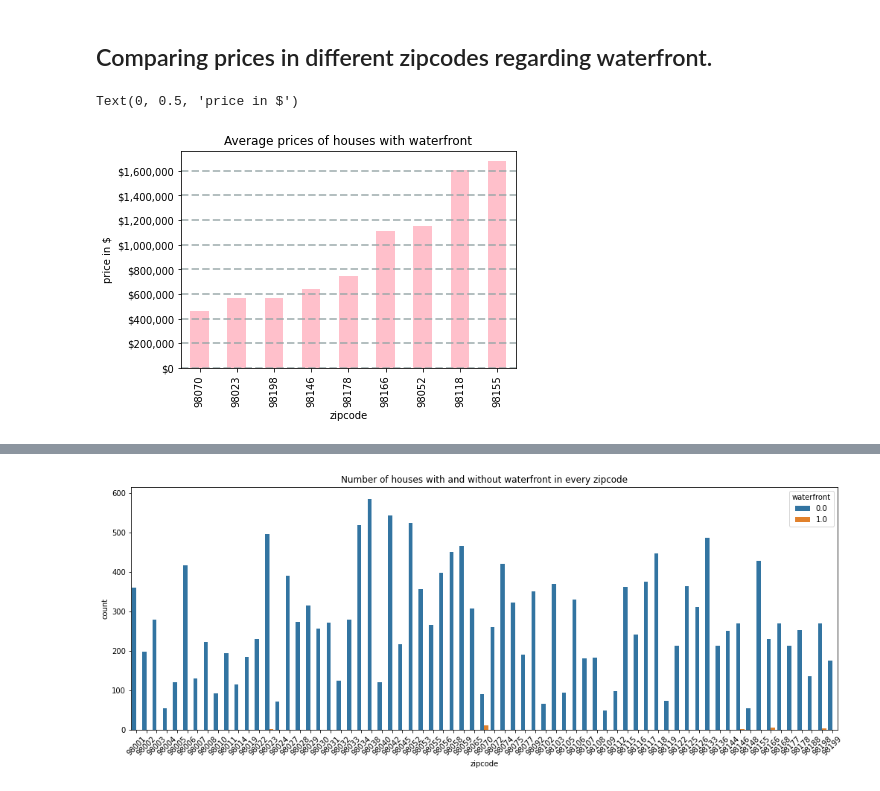
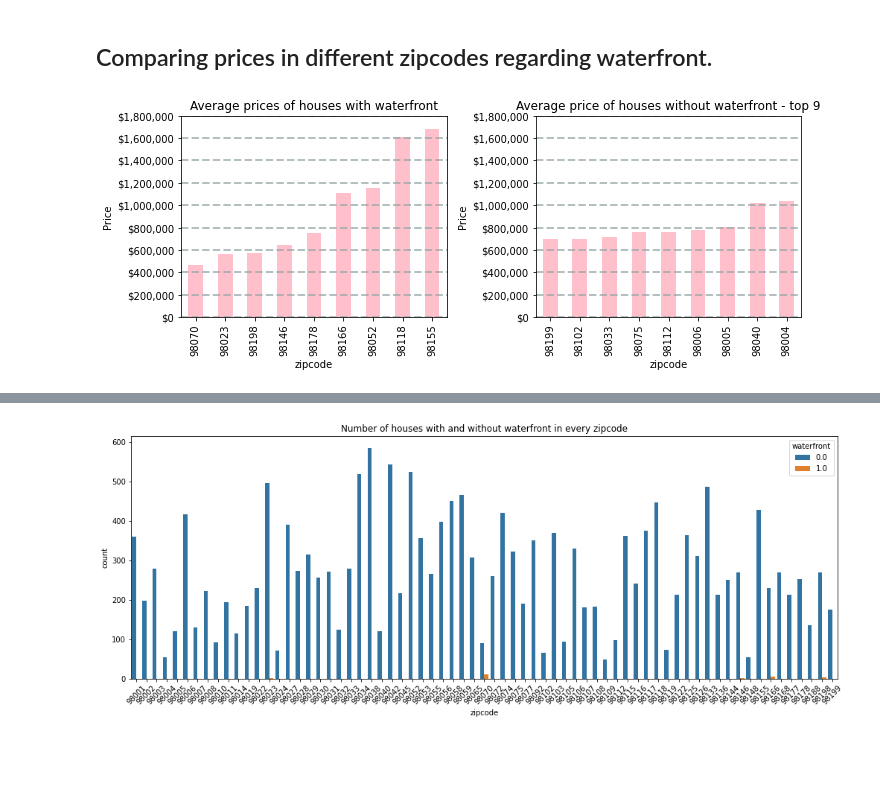
Before and after one commit to christine-berlin/house_price_predictions, a Jupyter notebook: notebooks/EDA.ipynb, the cells around one changed output, grey strips where cells are left out. Drawn from its saved outputs; the diff is of its cells as text; code cells hidden in the pictures; blank space fills up the shorter version.

```diff
--- a/notebooks/EDA.ipynb
+++ b/notebooks/EDA.ipynb
@@ -638,14 +652,19 @@ p.set_title('Average prices with and without waterfront');
 # %% [markdown]
 ## Comparing prices in different zipcodes regarding waterfront.
 # %%
-axw = plt.subplot()
+axw = plt.subplot(2,2,1)
 axw.yaxis.set_major_formatter(mpl.ticker.StrMethodFormatter('${x:,.0f}'))
 plt.ylabel('Price')
-df_king_county_cut.query('waterfront==1').groupby('zipcode').price.mean().sort_values().tail(10).plot(kind='bar',title="Average prices of houses with waterfront", color='pink')
-#plt.ylim(1500000,2400000)
-#plt.grid()
+df_king_county_cut.query('waterfront==1').groupby('zipcode').price.mean().sort_values().tail(9).plot(kind='bar',title="Average prices of houses with waterfront", color='pink')
 plt.grid(color='#95a5a6', linestyle='--', linewidth=2, axis='y', alpha=0.7)
-plt.ylabel('price in $')
+plt.rcParams["figure.figsize"]=(10,7)
+plt.ylim(0,1800000)
+axwo = plt.subplot(2,2,2)
+axwo.yaxis.set_major_formatter(mpl.ticker.StrMethodFormatter('${x:,.0f}'))
+plt.ylabel('Price')
+df_king_county_cut.query('waterfront==0').groupby('zipcode').price.mean().sort_values().tail(9).plot(kind='bar', title="Average price of houses without waterfront - top 9", color='pink')
+plt.grid(color='#95a5a6', linestyle='--', linewidth=2, axis='y', alpha=0.7)
+plt.ylim(0,1800000)
+plt.tight_layout()
 # %% [output]
-Text(0, 0.5, 'price in $')
-[figure, old version]
+[figure, new version]
```
Also changed, not shown: parts of 16 cells of this notebook.
